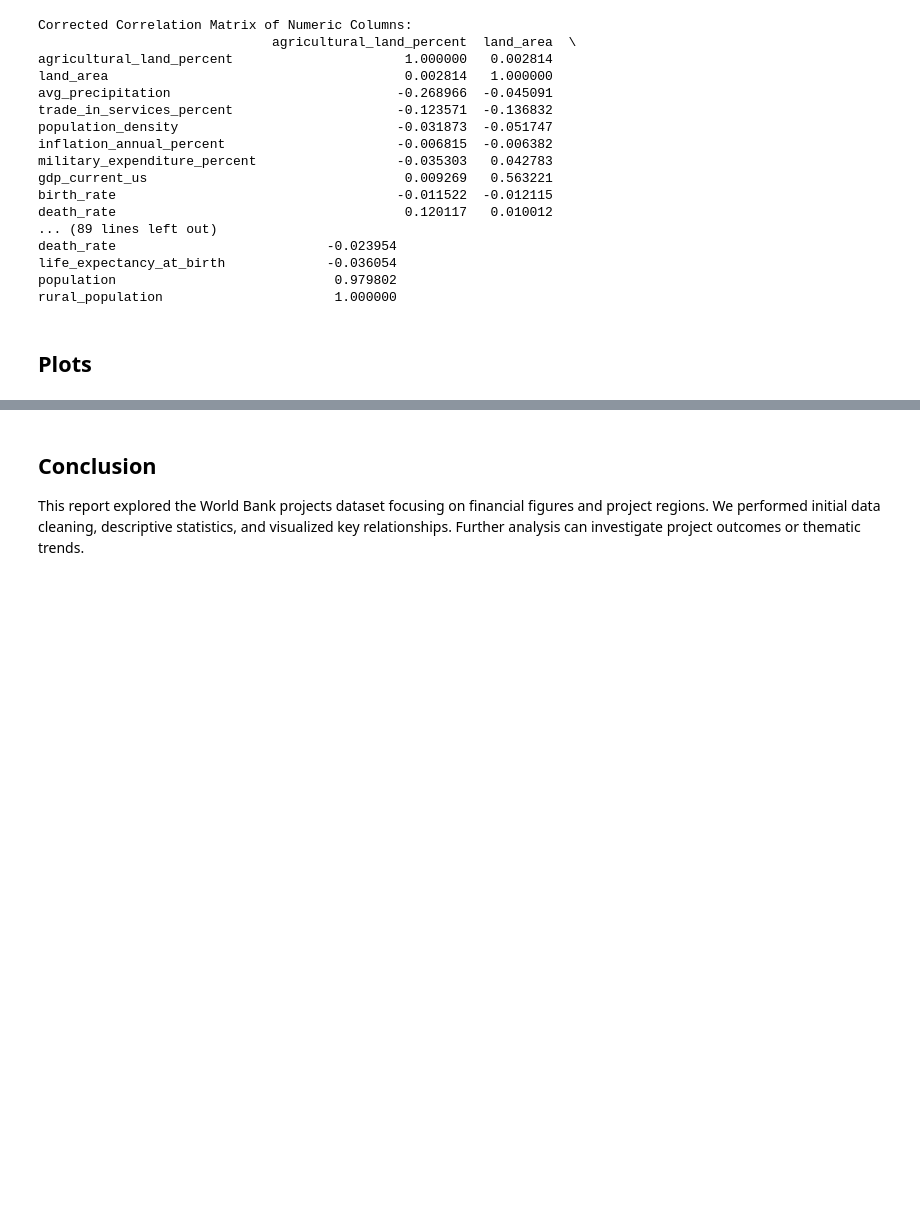
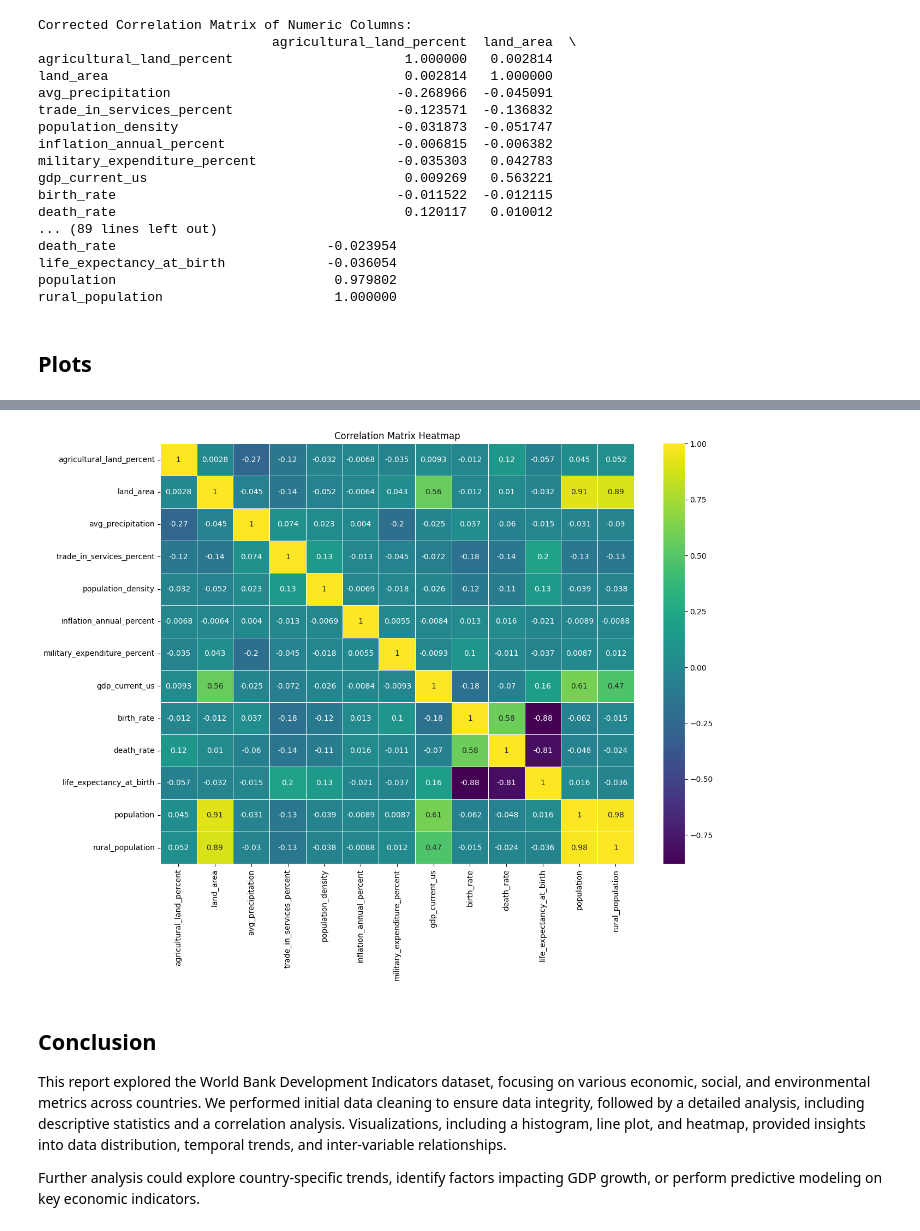
Before and after one commit to AR-KASHMIRI47/REFERRAL-Statistics-and-Trends, a Jupyter notebook: Statistics and Trends.ipynb, the cells around one changed output, grey strips where cells are left out. Cells and saved outputs as stored; diff of their text form; code cells hidden in the pictures; blank space fills up the shorter version.

```diff
--- a/Statistics and Trends.ipynb
+++ b/Statistics and Trends.ipynb
@@ -203,4 +231,15 @@ rural_population                      1.000000
+# %%
+import seaborn as sns
+
+# Plot 3: Heatmap - Correlation Matrix
+plt.figure(figsize=(14, 10))
+sns.heatmap(safe_correlation_matrix, annot=True, cmap='viridis', linewidths=0.5)
+plt.title('Correlation Matrix Heatmap')
+plt.show()
+# %% [output]
+[figure, added]
 # %% [markdown]
 ## Conclusion
-This report explored the World Bank projects dataset focusing on financial figures and project regions. We performed initial data cleaning, descriptive statistics, and visualized key relationships.
-Further analysis can investigate project outcomes or thematic trends.
+This report explored the World Bank Development Indicators dataset, focusing on various economic, social, and environmental metrics across countries. We performed initial data cleaning to ensure data integrity, followed by a detailed analysis, including descriptive statistics and a correlation analysis. Visualizations, including a histogram, line plot, and heatmap, provided insights into data distribution, temporal trends, and inter-variable relationships.
+
+Further analysis could explore country-specific trends, identify factors impacting GDP growth, or perform predictive modeling on key economic indicators.
```
Also changed, not shown: parts of 2 cells of this notebook.
